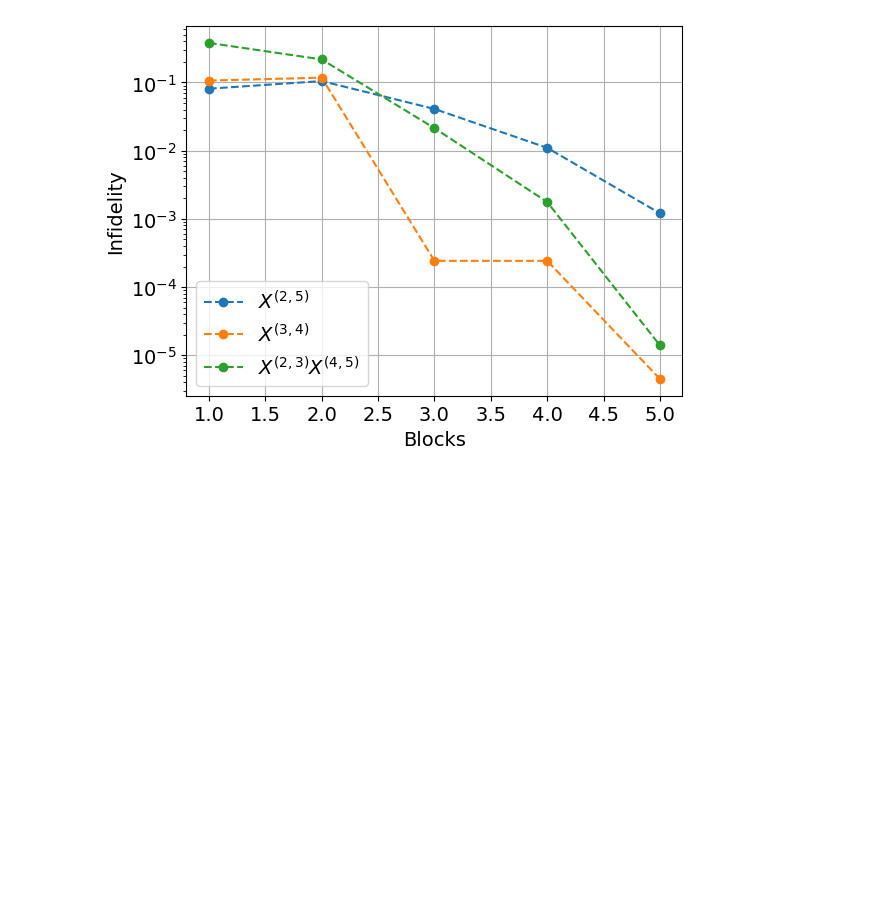
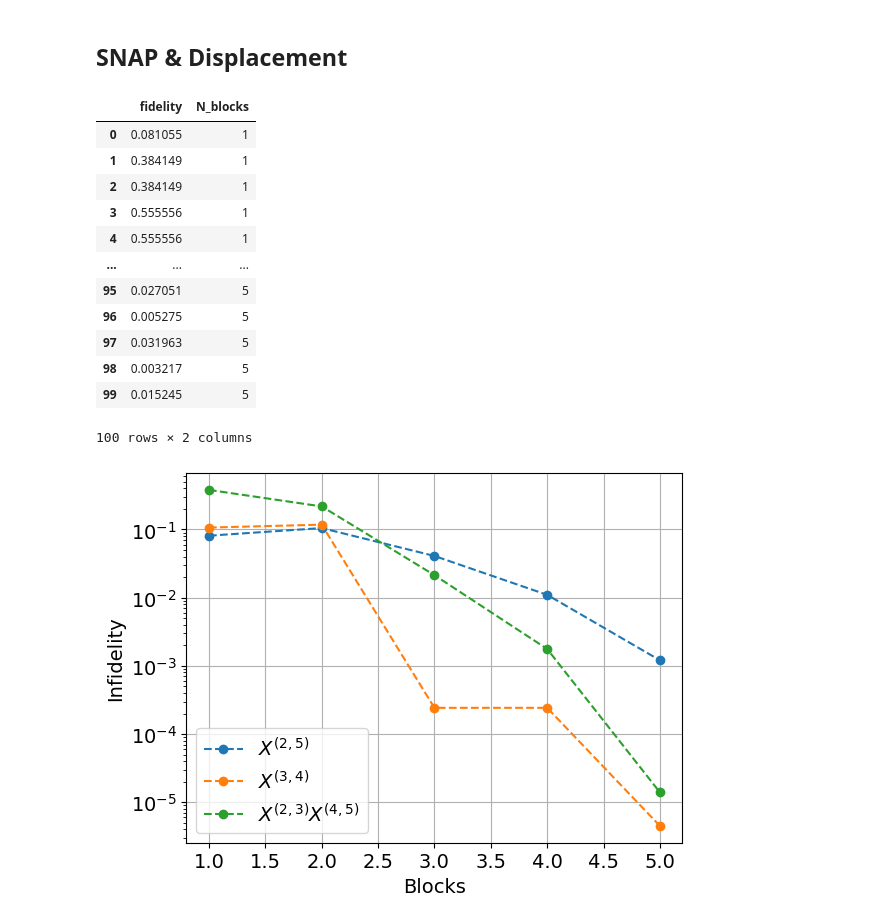
Before and after one commit to AndreaMaestri18/Opt3DQalgs, a Jupyter notebook: BTgates/src/plots_and_analysis/state_dependency_x_5photons.ipynb, the cells around one changed output. Saved outputs shown, nothing was run; the diff lists cells and outputs as text; code cells hidden in the pictures; blank space fills up the shorter version.

```diff
--- a/BTgates/src/plots_and_analysis/state_dependency_x_5photons.ipynb
+++ b/BTgates/src/plots_and_analysis/state_dependency_x_5photons.ipynb
@@ -1 +4,3 @@
+# %% [markdown]
+## SNAP & Displacement
 # %%
@@ -6,6 +8,22 @@ import matplotlib.pyplot as plt
 X_gate_2_5 = pd.read_csv("../../data/X_gate/5_photons/SNAP_Disp/(2,5).txt", sep=",")
 X_gate_3_4 = pd.read_csv("../../data/X_gate/5_photons/SNAP_Disp/(3,4).txt", sep=",")
 X_gate_2_3_and_4_5 = pd.read_csv("../../data/X_gate/5_photons/SNAP_Disp/(2,3)_(4,5).txt", sep=",")
+# %%
+X_gate_2_5
+# %% [output]
+|  | fidelity | N_blocks |
+| 0 | 0.081055 | 1 |
+| 1 | 0.384149 | 1 |
+| 2 | 0.384149 | 1 |
+| 3 | 0.555556 | 1 |
+| 4 | 0.555556 | 1 |
+| ... | ... | ... |
+| 95 | 0.027051 | 5 |
+| 96 | 0.005275 | 5 |
+| 97 | 0.031963 | 5 |
+| 98 | 0.003217 | 5 |
+| 99 | 0.015245 | 5 |
+100 rows × 2 columns
 # %%
 # plt.plot(X_gate_2_3.groupby(" N_blocks").mean()["fidelity"], label="(2,3)")
 # plt.plot(X_gate_3_4.groupby(" N_blocks").mean()["fidelity"], label="(3,4)")
```
Also changed, not shown: parts of 7 cells of this notebook, 16 other files.
